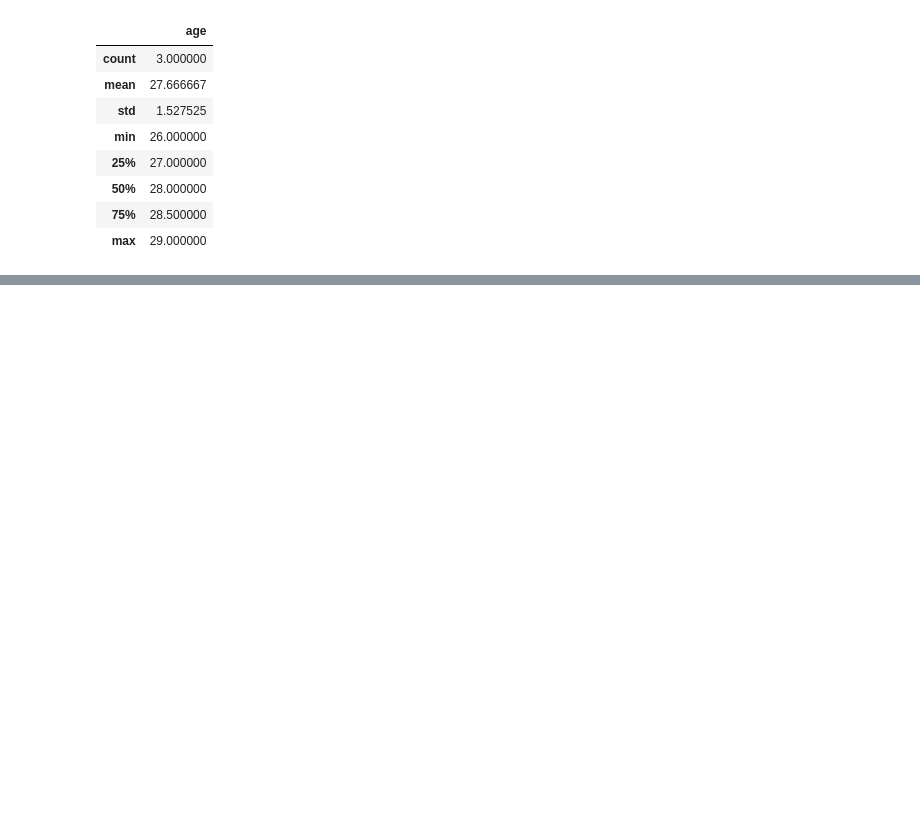
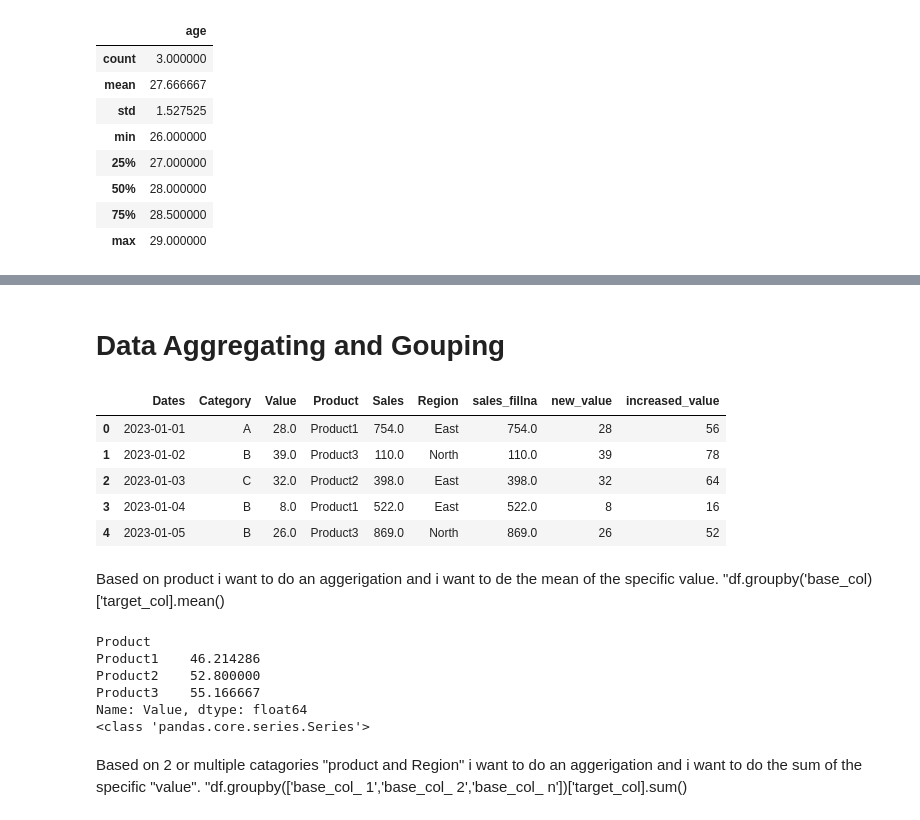
Before and after one commit to Istiakmondol/Python, a Jupyter notebook: Basics Programming/Pandas/pandas.ipynb, the cells around one changed output, grey strips where cells are left out. Cells and saved outputs as stored; diff of their text form; code cells hidden in the pictures; blank space fills up the shorter version.

```diff
--- a/Basics Programming/Pandas/pandas.ipynb
+++ b/Basics Programming/Pandas/pandas.ipynb
@@ -366,0 +457,25 @@ dtype: object
+# %% [markdown]
+# Data Aggregating and Gouping
+# %%
+df.head()
+# %% [output]
+|  | Dates | Category | Value | Product | Sales | Region | sales_fillna | new_value | increased_value |
+| 0 | 2023-01-01 | A | 28.0 | Product1 | 754.0 | East | 754.0 | 28 | 56 |
+| 1 | 2023-01-02 | B | 39.0 | Product3 | 110.0 | North | 110.0 | 39 | 78 |
+| 2 | 2023-01-03 | C | 32.0 | Product2 | 398.0 | East | 398.0 | 32 | 64 |
+| 3 | 2023-01-04 | B | 8.0 | Product1 | 522.0 | East | 522.0 | 8 | 16 |
+| 4 | 2023-01-05 | B | 26.0 | Product3 | 869.0 | North | 869.0 | 26 | 52 |
+# %% [markdown]
+Based on product i want to do an aggerigation and i want to de the mean of the specific value. "df.groupby('base_col)['target_col].mean()
+# %%
+grouped_mean=df.groupby('Product')['Value'].mean()
+print(grouped_mean)
+# %% [output]
+Product
+Product1    46.214286
+Product2    52.800000
+Product3    55.166667
+Name: Value, dtype: float64
+<class 'pandas.core.series.Series'>
+# %% [markdown]
+Based on 2 or multiple catagories "product and Region" i want to do an aggerigation and i want to do the sum of the specific "value". "df.groupby(['base_col_ 1','base_col_ 2','base_col_ n'])['target_col].sum()
```
Also changed, not shown: parts of 36 cells of this notebook.
